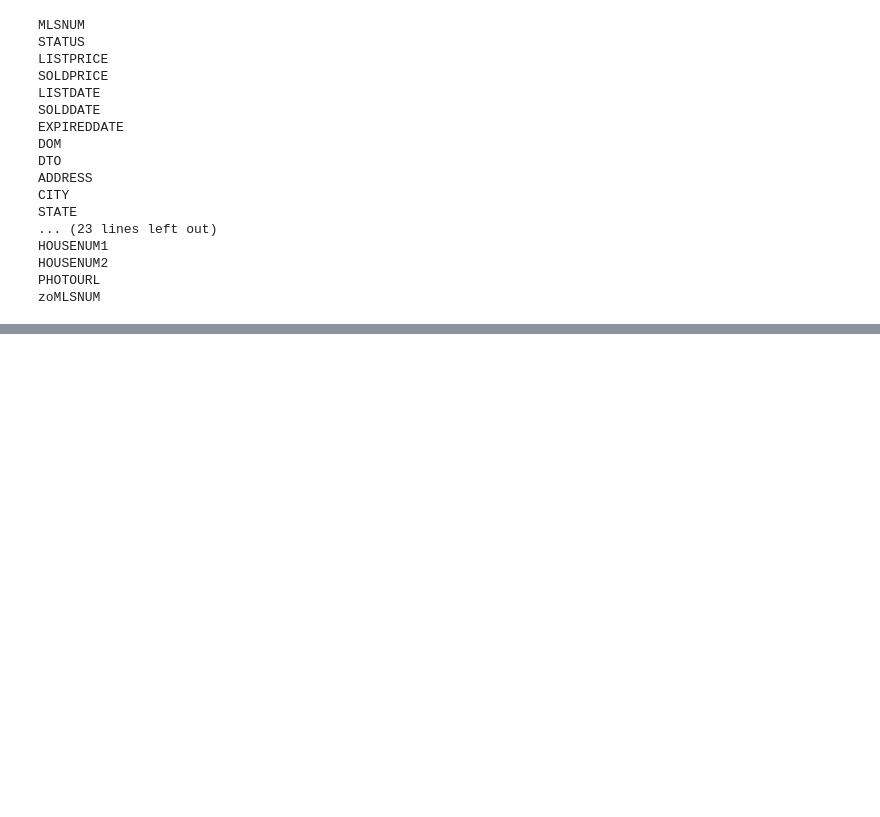
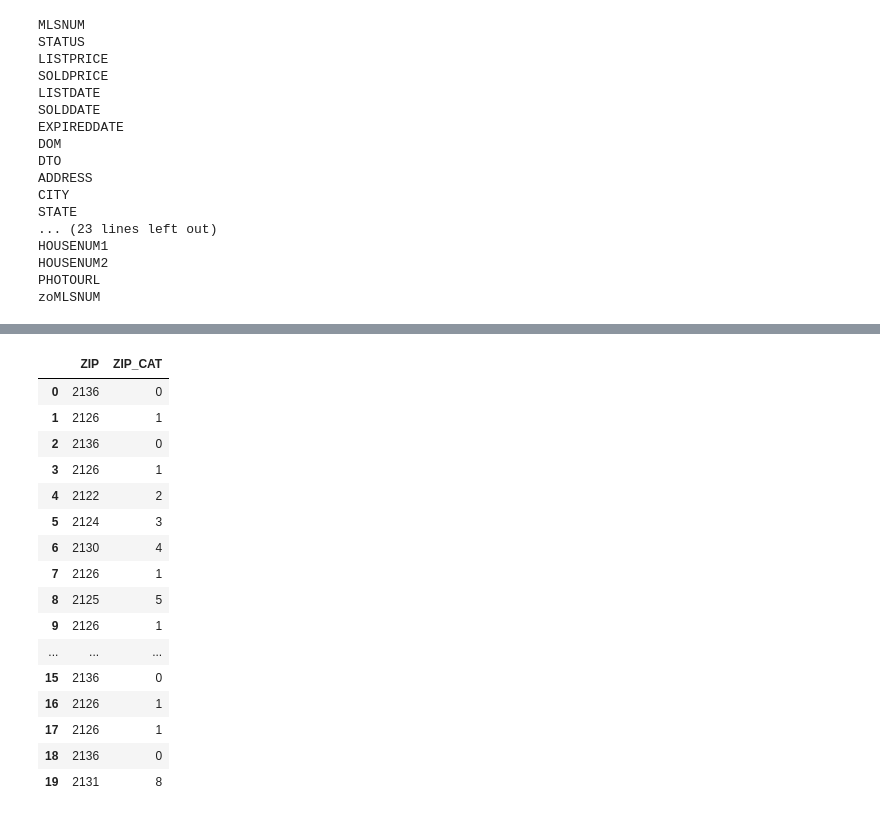
Before and after one commit to gregfrasco/real-estate-price-predictions, a Jupyter notebook: notebooks/data_example.ipynb, the cells around one changed output, grey strips where cells are left out. Saved outputs shown, nothing was run; the diff lists cells and outputs as text; code cells hidden in the pictures; blank space fills up the shorter version.

```diff
--- a/notebooks/data_example.ipynb
+++ b/notebooks/data_example.ipynb
@@ -45,0 +95,21 @@ zoMLSNUM
+# %%
+df['ZIP_CAT'] = encodeColumn(df, 'ZIP')
+df[['ZIP','ZIP_CAT']].head(20)
+# %% [output]
+|  | ZIP | ZIP_CAT |
+| 0 | 2136 | 0 |
+| 1 | 2126 | 1 |
+| 2 | 2136 | 0 |
+| 3 | 2126 | 1 |
+| 4 | 2122 | 2 |
+| 5 | 2124 | 3 |
+| 6 | 2130 | 4 |
+| 7 | 2126 | 1 |
+| 8 | 2125 | 5 |
+| 9 | 2126 | 1 |
+| ... | ... | ... |
+| 15 | 2136 | 0 |
+| 16 | 2126 | 1 |
+| 17 | 2126 | 1 |
+| 18 | 2136 | 0 |
+| 19 | 2131 | 8 |
```
Also changed, not shown: parts of 9 cells of this notebook.
